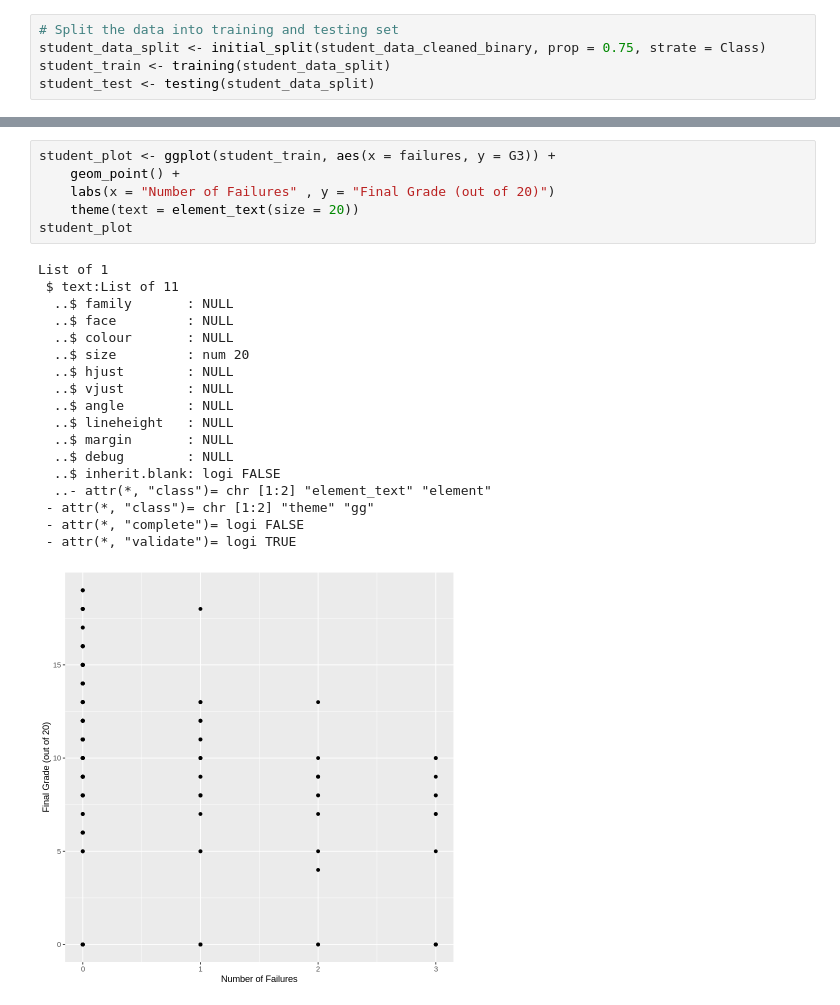
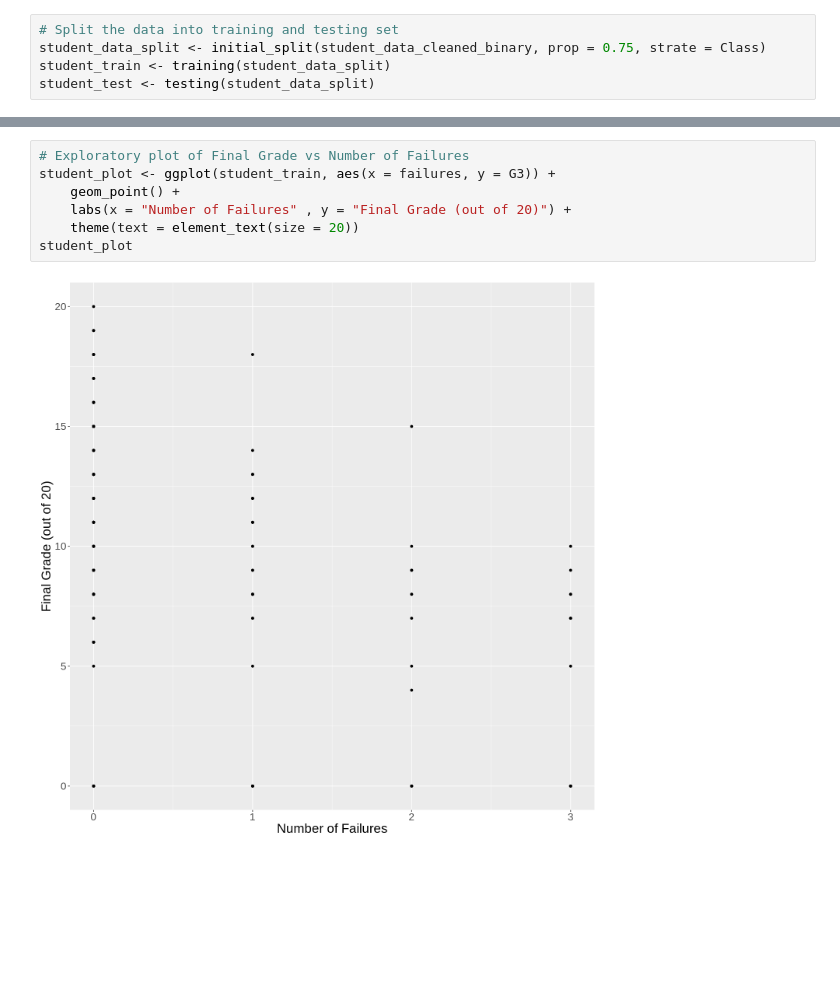
Before and after one commit to FelixNg21/DSCI100-project, a Jupyter notebook: Proposal.ipynb, the cells around one changed output, grey strips where cells are left out. Drawn from its saved outputs; the diff is of its cells as text; blank space fills up the shorter version.

Commit message:
Added proposal components
Components are not finalized.

```diff
--- a/Proposal.ipynb
+++ b/Proposal.ipynb
@@ -244,25 +227,9 @@ failures, study time, absences, internet, higher, Medu, Fedu, schoolsup, famsup,
 # %%
+# Exploratory plot of Final Grade vs Number of Failures
 student_plot <- ggplot(student_train, aes(x = failures, y = G3)) +
     geom_point() +
-    labs(x = "Number of Failures" , y = "Final Grade (out of 20)")
+    labs(x = "Number of Failures" , y = "Final Grade (out of 20)") +
     theme(text = element_text(size = 20))
 student_plot
 # %% [output]
-List of 1
- $ text:List of 11
-  ..$ family       : NULL
-  ..$ face         : NULL
-  ..$ colour       : NULL
-  ..$ size         : num 20
-  ..$ hjust        : NULL
-  ..$ vjust        : NULL
-  ..$ angle        : NULL
-  ..$ lineheight   : NULL
-  ..$ margin       : NULL
-  ..$ debug        : NULL
-  ..$ inherit.blank: logi FALSE
-  ..- attr(*, "class")= chr [1:2] "element_text" "element"
- - attr(*, "class")= chr [1:2] "theme" "gg"
- - attr(*, "complete")= logi FALSE
- - attr(*, "validate")= logi TRUE
-[figure, old version]
+[figure, new version]
```
Also changed, not shown: parts of 22 cells of this notebook.
